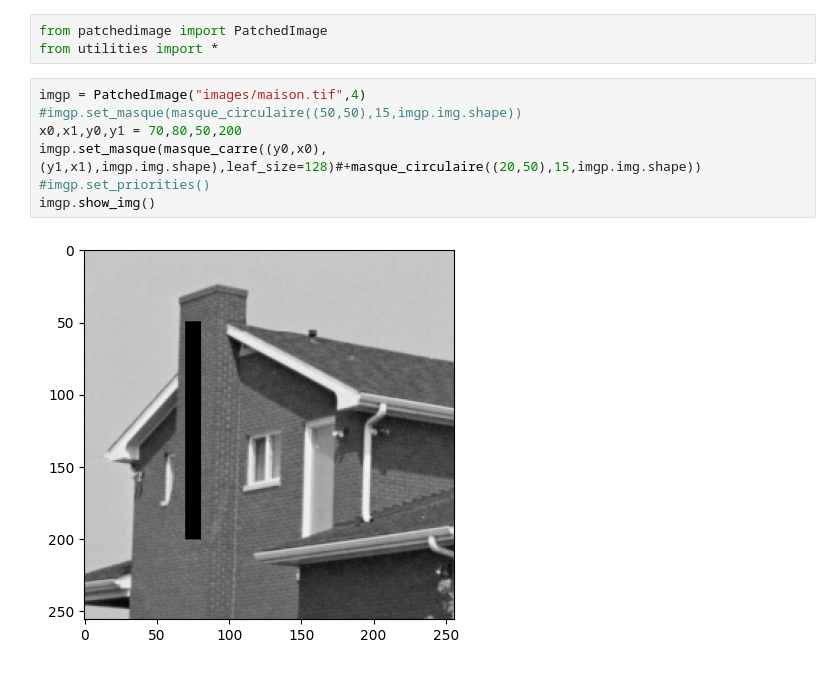
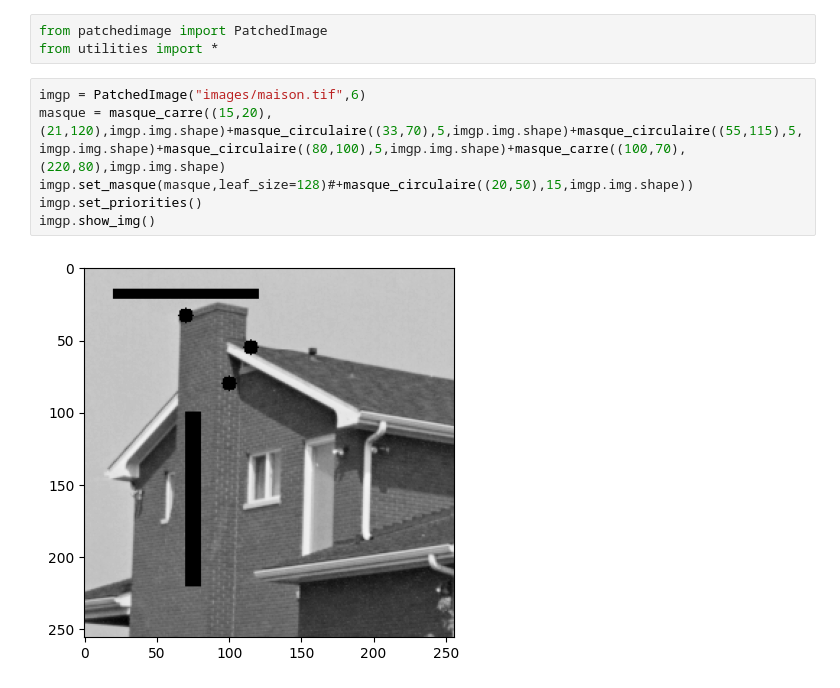
Before and after one commit to clementgilli/inpainting, a Jupyter notebook: worksheet.ipynb, the cells around one changed output. Drawn from its saved outputs; the diff is of its cells as text.

```diff
--- a/worksheet.ipynb
+++ b/worksheet.ipynb
@@ -2,11 +2,10 @@
 from patchedimage import PatchedImage
 from utilities import *
 # %%
-imgp = PatchedImage("images/maison.tif",4)
-#imgp.set_masque(masque_circulaire((50,50),15,imgp.img.shape))
-x0,x1,y0,y1 = 70,80,50,200
-imgp.set_masque(masque_carre((y0,x0),(y1,x1),imgp.img.shape),leaf_size=128)#+masque_circulaire((20,50),15,imgp.img.shape))
-#imgp.set_priorities()
+imgp = PatchedImage("images/maison.tif",6)
+masque = masque_carre((15,20),(21,120),imgp.img.shape)+masque_circulaire((33,70),5,imgp.img.shape)+masque_circulaire((55,115),5,imgp.img.shape)+masque_circulaire((80,100),5,imgp.img.shape)+masque_carre((100,70),(220,80),imgp.img.shape)
+imgp.set_masque(masque,leaf_size=128)#+masque_circulaire((20,50),15,imgp.img.shape))
+imgp.set_priorities()
 imgp.show_img()
 # %% [output]
-[figure, old version]
+[figure, new version]
```
Also changed, not shown: parts of 3 cells of this notebook, 1 other file.
